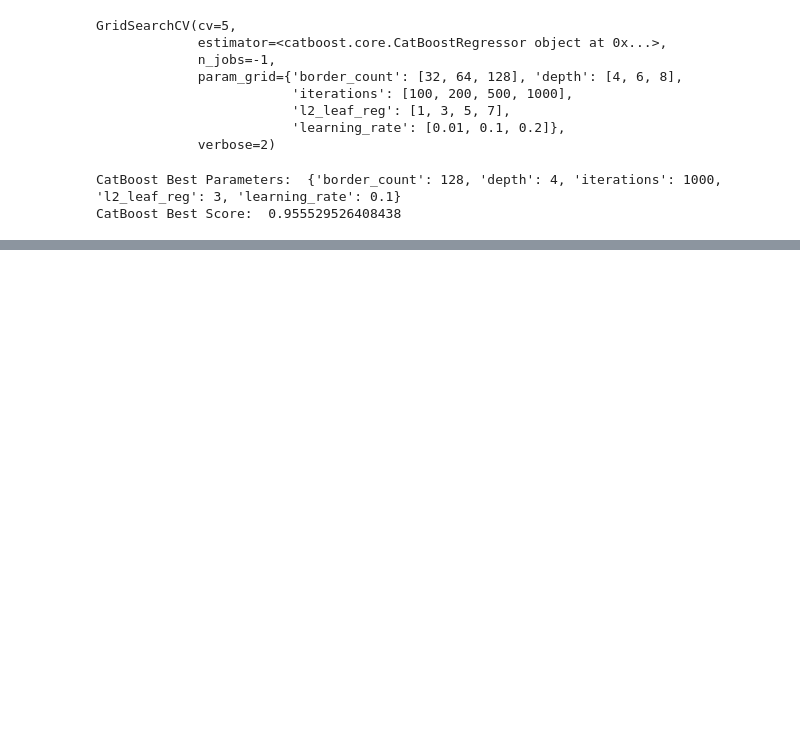
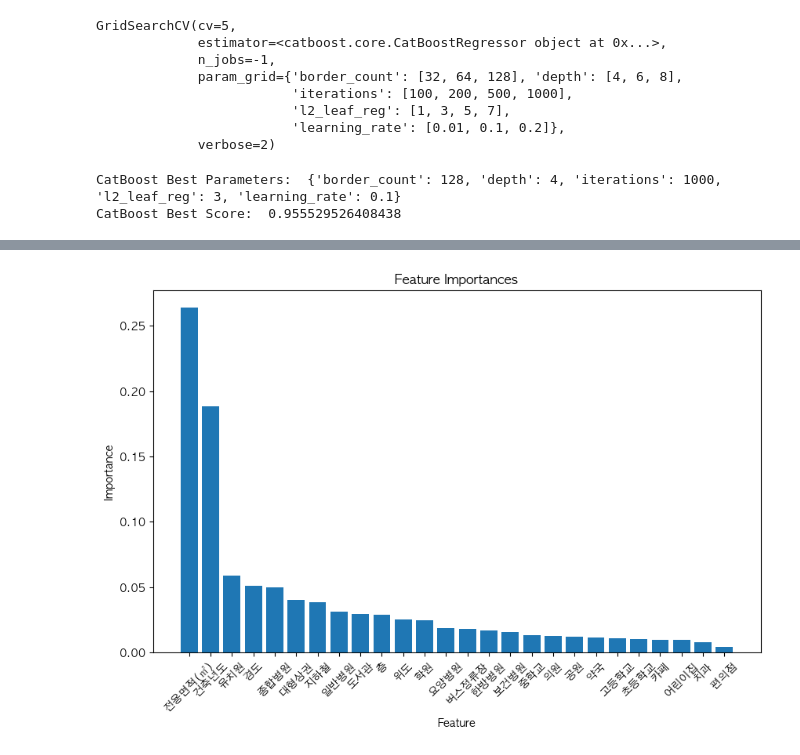
Before and after one commit to HanDeokku/house-pirce-predict, a Jupyter notebook: Scripts/modelling/ML_tunning.ipynb, the cells around one changed output, grey strips where cells are left out. Cells and saved outputs as stored; diff of their text form; code cells hidden in the pictures; blank space fills up the shorter version.

```diff
--- a/Scripts/modelling/ML_tunning.ipynb
+++ b/Scripts/modelling/ML_tunning.ipynb
@@ -287,0 +315,8 @@ CatBoost R^2:  0.9569903010706153
+# %%
+# 특성 중요도 추출
+feature_importances = best_rf_model.feature_importances_
+x_list = x.columns.to_list()
+
+# 특성 중요도 출력
+for idx, importance in enumerate(feature_importances):
+    print(f'{idx} {x_list[idx]}: {importance:.4f}')
@@ -287,0 +341,22 @@ CatBoost R^2:  0.9569903010706153
+# %%
+import matplotlib.pyplot as plt
+import numpy as np
+
+from matplotlib import rc
+rc('font', family='AppleGothic')
+plt.rcParams['axes.unicode_minus'] = False
+
+# 특성 중요도를 내림차순으로 정렬
+indices = np.argsort(feature_importances)[::-1]
+new_list = [x_list[i] for i in indices]
+
+# 그래프 그리기
+plt.figure(figsize=(10, 6))
+plt.title("Feature Importances")
+plt.bar(range(x.shape[1]), feature_importances[indices], align="center")
+plt.xticks(range(x.shape[1]), new_list, rotation=45)
+plt.xlabel("Feature")
+plt.ylabel("Importance")
+plt.show()
+# %% [output]
+[figure, added]
```
Also changed, not shown: parts of 7 cells of this notebook, 9 other files.
